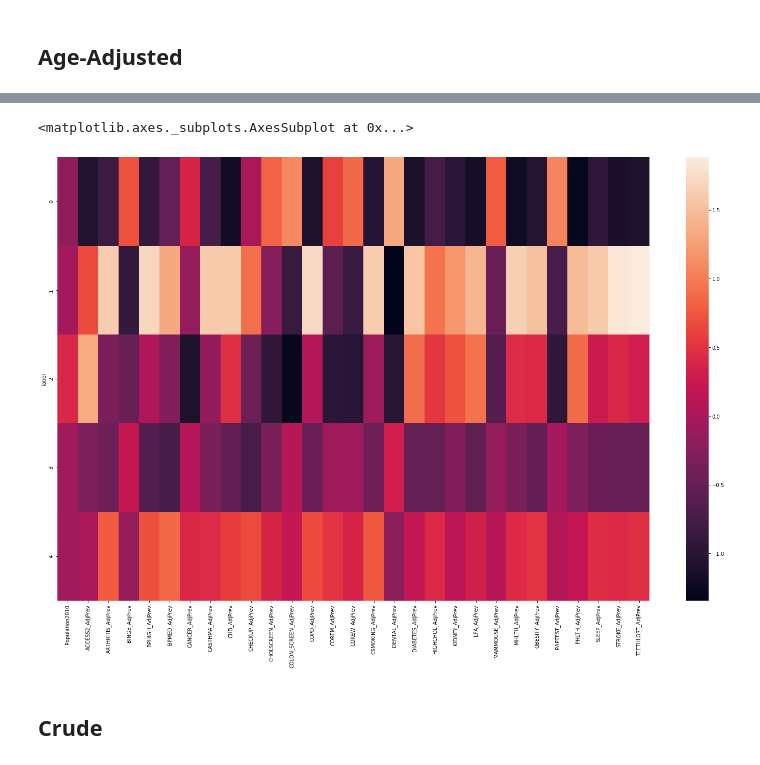
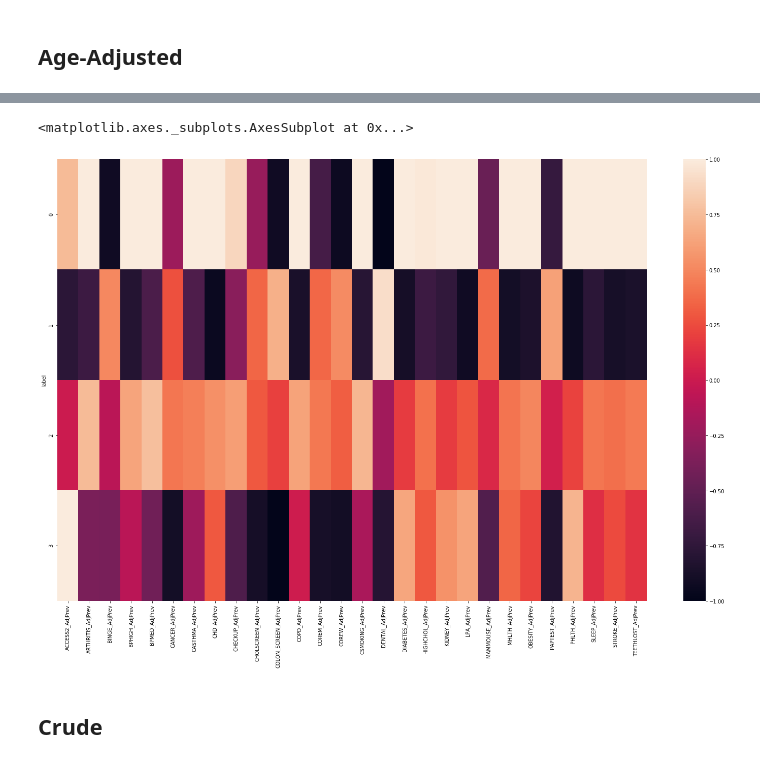
Before and after one commit to rhkhoo/CDC_Health_Clusters, a Jupyter notebook: Initial EDA.ipynb, the cells around one changed output, grey strips where cells are left out. Drawn from its saved outputs; the diff is of its cells as text; code cells hidden in the pictures.

```diff
--- a/Initial EDA.ipynb
+++ b/Initial EDA.ipynb
@@ -241,0 +116,8 @@ cdc_crude = cdc[['Population2010',
+# %%
+age_cols = list(cdc.filter(like='AdjPrev'))
+crude_cols = list(cdc.filter(like='CrudePrev'))
+ci_cols = list(cdc.filter(like='95CI'))
+# %%
+cdc = cdc.drop(columns = ci_cols)
+# %%
+cdc_age = cdc[age_cols]
@@ -309,5 +149,5 @@ plt.plot(ks, inertias)
 # %%
-k = 5
+k = 4
 kmeans_age = KMeans(n_clusters = k)
 kmeans_age.fit(cdc_age_scaled)
 # %% [output]
@@ -337,10 +167,10 @@ cdc_age_scaled.groupby('label').mean().style.background_gradient()
 # %%
 fig, ax = plt.subplots(1,1, figsize=(26,16))
 
-sns.heatmap(cdc_age_scaled.groupby('label').mean(), ax=ax)
+sns.heatmap(cdc_age_scaled.groupby('label').mean(), ax=ax, vmin = -1, vmax = 1)
 # %% [output]
 <matplotlib.axes._subplots.AxesSubplot at 0x...>
-[figure, old version]
+[figure, new version]
 # %% [markdown]
 ## Crude
 # %%
```
Also changed, not shown: parts of 19 cells of this notebook, 2 other files.
